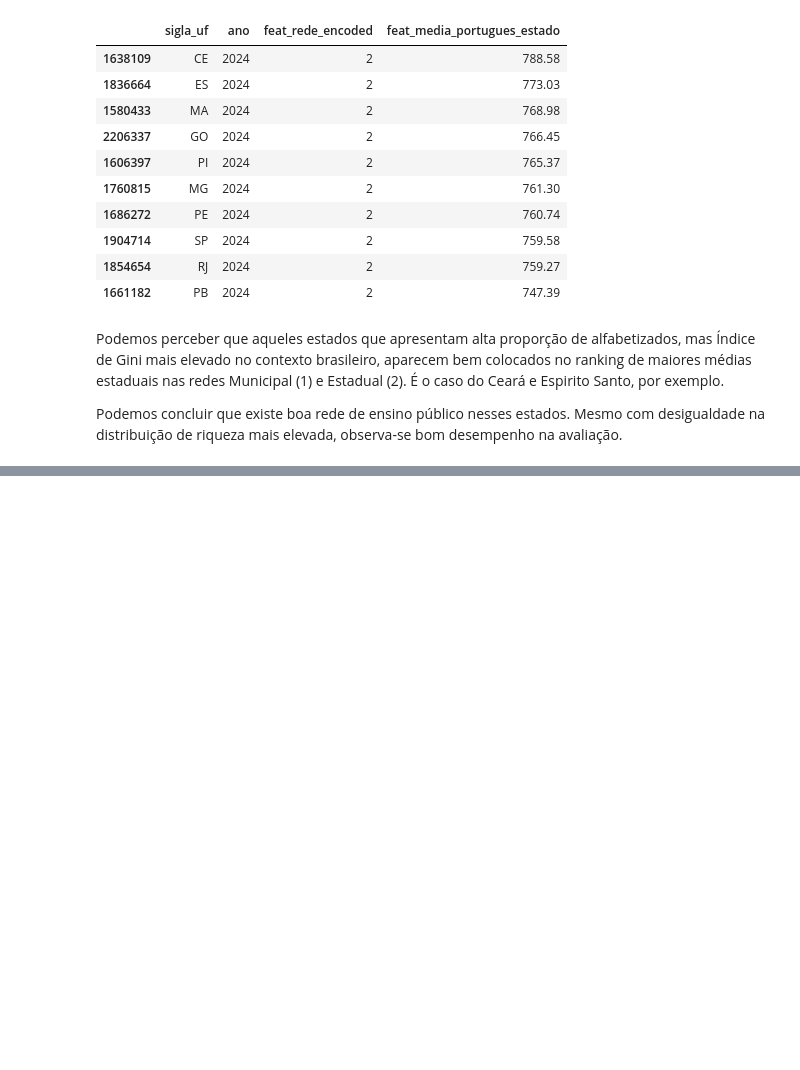
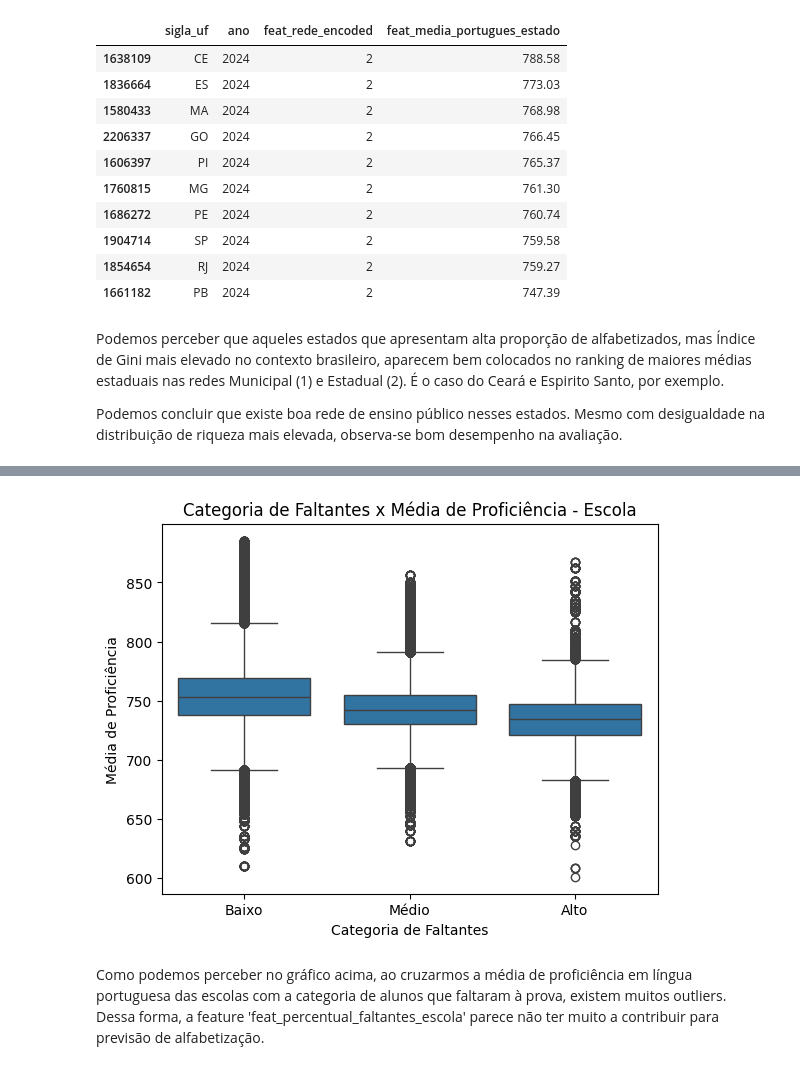
Before and after one commit to giusepelopes/modelagem_alfabetizacao, a Jupyter notebook: notebooks/EDA.ipynb, the cells around one changed output, grey strips where cells are left out. Drawn from its saved outputs; the diff is of its cells as text; code cells hidden in the pictures; blank space fills up the shorter version.

Commit message:
EDA dos dados municipais e escolares

```diff
--- a/notebooks/EDA.ipynb
+++ b/notebooks/EDA.ipynb
@@ -265,0 +335,16 @@ Podemos concluir que existe boa rede de ensino público nesses estados. Mesmo co
+# %%
+bins = [-np.inf, 10.0, 30.0, np.inf]
+labels = ['Baixo', 'Médio', 'Alto']
+df['cat_faltantes'] = pd.cut(df['feat_percentual_faltantes_escola'], bins=bins, labels=labels)
+
+sns.boxplot(data=df, x='cat_faltantes', y='feat_media_proficiencia_escola')
+
+plt.title('Categoria de Faltantes x Média de Proficiência - Escola')
+plt.xlabel('Categoria de Faltantes')
+plt.ylabel('Média de Proficiência')
+plt.show()
+plt.show()
+# %% [output]
+[figure, added]
+# %% [markdown]
+Como podemos perceber no gráfico acima, ao cruzarmos a média de proficiência em língua portuguesa das escolas com a categoria de alunos que faltaram à prova, existem muitos outliers. Dessa forma, a feature 'feat_percentual_faltantes_escola' parece não ter muito a contribuir para previsão de alfabetização.
```
Also changed, not shown: parts of 8 cells of this notebook.
